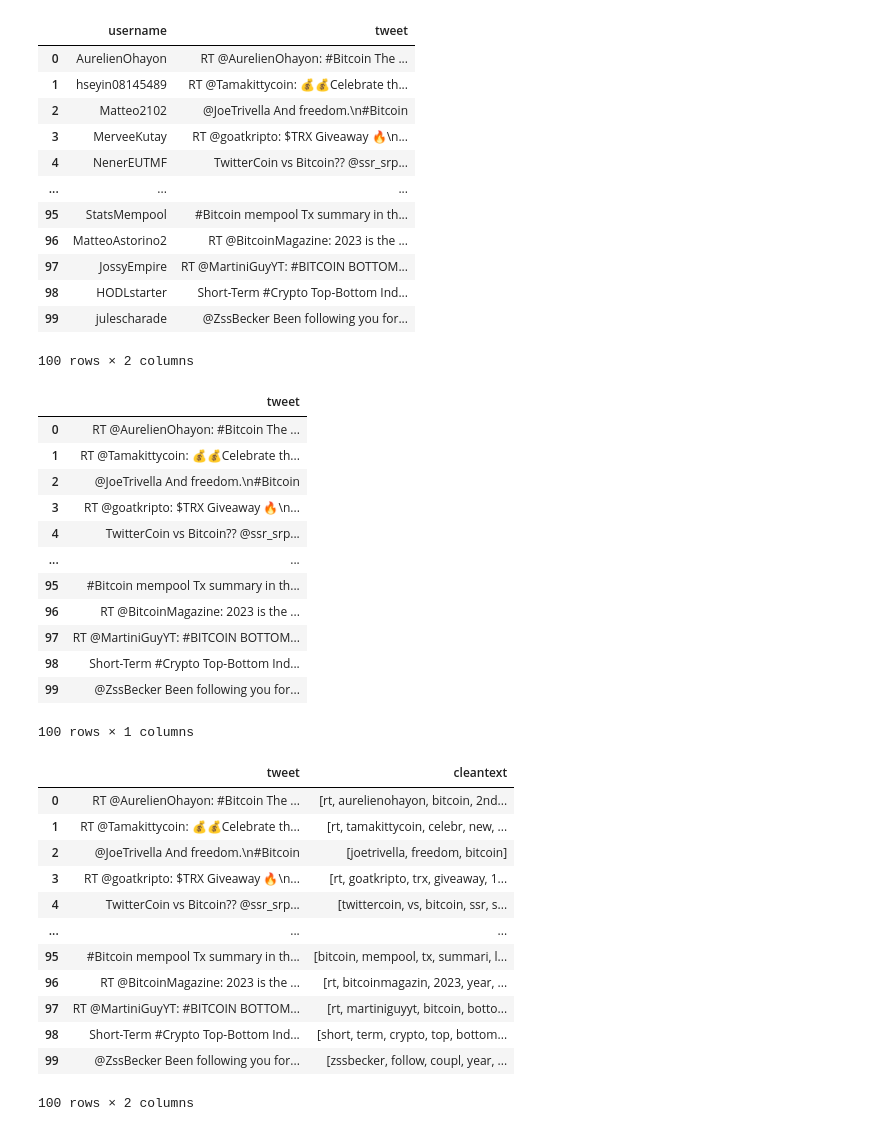
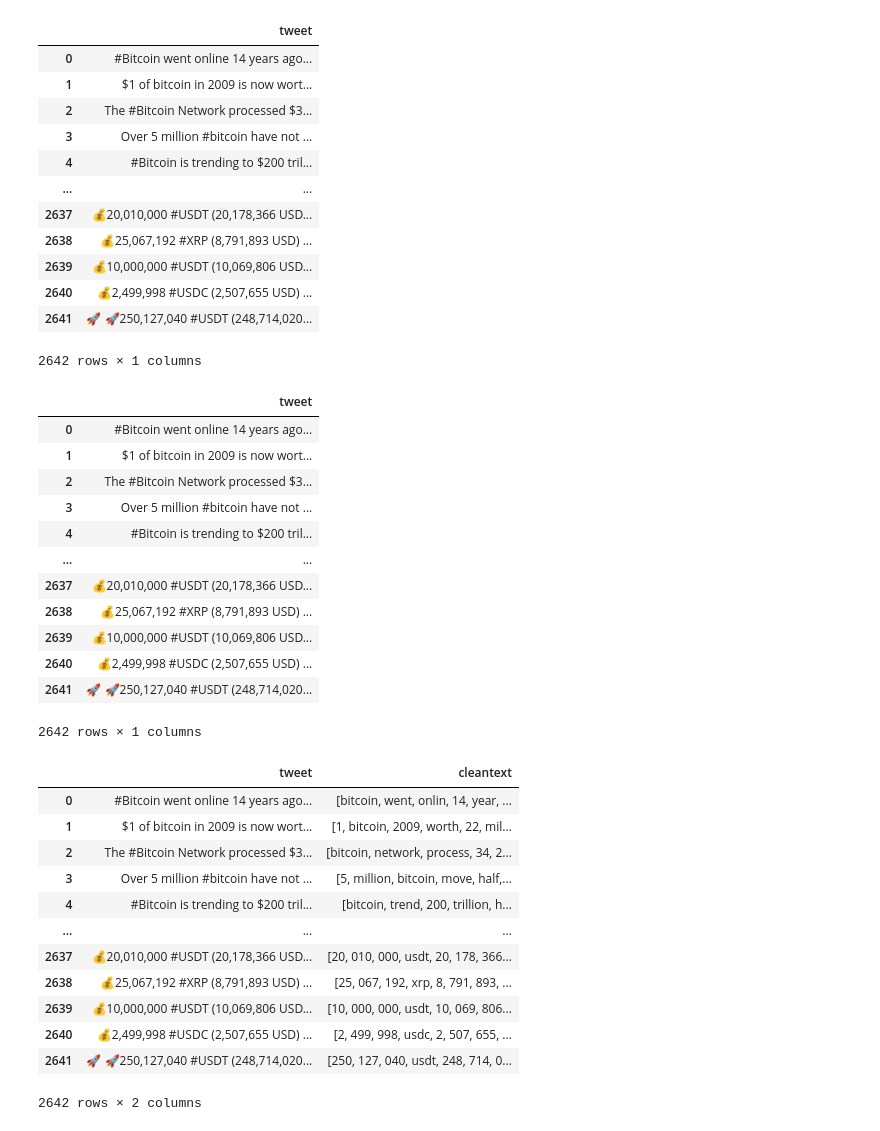
Before and after one commit to Nafbo/AVA-Bot, a Jupyter notebook: src/app/analyse_tweets.ipynb, the cells around one changed output. Cells and saved outputs as stored; diff of their text form; code cells hidden in the pictures.

```diff
--- a/src/app/analyse_tweets.ipynb
+++ b/src/app/analyse_tweets.ipynb
@@ -27,37 +29,37 @@ import matplotlib.patches as mpatches
 # %%
-df0 = pd.read_csv('/Users/adri22/Desktop/AVA-Bot/src/app/tweets_1_month_ago.csv')
+df0 = pd.read_csv('/Users/adri22/Desktop/AVA-Bot/src/app/Bitcoin.csv')
 df0
 # %% [output]
-|  | username | tweet |
-| 0 | AurelienOhayon | RT @AurelienOhayon: #Bitcoin The ... |
-| 1 | hseyin08145489 | RT @Tamakittycoin: 💰💰Celebrate th... |
-| 2 | Matteo2102 | @JoeTrivella And freedom.\n#Bitcoin |
-| 3 | MerveeKutay | RT @goatkripto: $TRX Giveaway 🔥\n... |
-| 4 | NenerEUTMF | TwitterCoin vs Bitcoin?? @ssr_srp... |
-| ... | ... | ... |
-| 95 | StatsMempool | #Bitcoin mempool Tx summary in th... |
-| 96 | MatteoAstorino2 | RT @BitcoinMagazine: 2023 is the ... |
-| 97 | JossyEmpire | RT @MartiniGuyYT: #BITCOIN BOTTOM... |
-| 98 | HODLstarter | Short-Term #Crypto Top-Bottom Ind... |
-| 99 | julescharade | @ZssBecker Been following you for... |
+|  | tweet |
+| 0 | #Bitcoin went online 14 years ago... |
+| 1 | $1 of bitcoin in 2009 is now wort... |
+| 2 | The #Bitcoin Network processed $3... |
+| 3 | Over 5 million #bitcoin have not ... |
+| 4 | #Bitcoin is trending to $200 tril... |
+| ... | ... |
+| 2637 | 💰20,010,000 #USDT (20,178,366 USD... |
+| 2638 | 💰25,067,192 #XRP (8,791,893 USD) ... |
+| 2639 | 💰10,000,000 #USDT (10,069,806 USD... |
+| 2640 | 💰2,499,998 #USDC (2,507,655 USD) ... |
+| 2641 | 🚀 🚀250,127,040 #USDT (248,714,020... |
-100 rows × 2 columns
+2642 rows × 1 columns
 # %%
 df=df0[['tweet']][0:20000]
 df
 # %% [output]
 |  | tweet |
-| 0 | RT @AurelienOhayon: #Bitcoin The ... |
-| 1 | RT @Tamakittycoin: 💰💰Celebrate th... |
-| 2 | @JoeTrivella And freedom.\n#Bitcoin |
-| 3 | RT @goatkripto: $TRX Giveaway 🔥\n... |
-| 4 | TwitterCoin vs Bitcoin?? @ssr_srp... |
+| 0 | #Bitcoin went online 14 years ago... |
+| 1 | $1 of bitcoin in 2009 is now wort... |
+| 2 | The #Bitcoin Network processed $3... |
+| 3 | Over 5 million #bitcoin have not ... |
+| 4 | #Bitcoin is trending to $200 tril... |
 | ... | ... |
-| 95 | #Bitcoin mempool Tx summary in th... |
-| 96 | RT @BitcoinMagazine: 2023 is the ... |
-| 97 | RT @MartiniGuyYT: #BITCOIN BOTTOM... |
-| 98 | Short-Term #Crypto Top-Bottom Ind... |
-| 99 | @ZssBecker Been following you for... |
+| 2637 | 💰20,010,000 #USDT (20,178,366 USD... |
+| 2638 | 💰25,067,192 #XRP (8,791,893 USD) ... |
+| 2639 | 💰10,000,000 #USDT (10,069,806 USD... |
+| 2640 | 💰2,499,998 #USDC (2,507,655 USD) ... |
+| 2641 | 🚀 🚀250,127,040 #USDT (248,714,020... |
-100 rows × 1 columns
+2642 rows × 1 columns
 # %%
 def tweet_to_words(tweet):
     ''' Permet de convertir les tweets en une séquence de mots'''
@@ -84,18 +86,18 @@ df['cleantext']=cleantext
 df
 # %% [output]
 |  | tweet | cleantext |
-| 0 | RT @AurelienOhayon: #Bitcoin The ... | [rt, aurelienohayon, bitcoin, 2nd... |
-| 1 | RT @Tamakittycoin: 💰💰Celebrate th... | [rt, tamakittycoin, celebr, new, ... |
-| 2 | @JoeTrivella And freedom.\n#Bitcoin | [joetrivella, freedom, bitcoin] |
-| 3 | RT @goatkripto: $TRX Giveaway 🔥\n... | [rt, goatkripto, trx, giveaway, 1... |
-| 4 | TwitterCoin vs Bitcoin?? @ssr_srp... | [twittercoin, vs, bitcoin, ssr, s... |
+| 0 | #Bitcoin went online 14 years ago... | [bitcoin, went, onlin, 14, year, ... |
+| 1 | $1 of bitcoin in 2009 is now wort... | [1, bitcoin, 2009, worth, 22, mil... |
+| 2 | The #Bitcoin Network processed $3... | [bitcoin, network, process, 34, 2... |
+| 3 | Over 5 million #bitcoin have not ... | [5, million, bitcoin, move, half,... |
+| 4 | #Bitcoin is trending to $200 tril... | [bitcoin, trend, 200, trillion, h... |
 | ... | ... | ... |
-| 95 | #Bitcoin mempool Tx summary in th... | [bitcoin, mempool, tx, summari, l... |
-| 96 | RT @BitcoinMagazine: 2023 is the ... | [rt, bitcoinmagazin, 2023, year, ... |
-| 97 | RT @MartiniGuyYT: #BITCOIN BOTTOM... | [rt, martiniguyyt, bitcoin, botto... |
-| 98 | Short-Term #Crypto Top-Bottom Ind... | [short, term, crypto, top, bottom... |
-| 99 | @ZssBecker Been following you for... | [zssbecker, follow, coupl, year, ... |
+| 2637 | 💰20,010,000 #USDT (20,178,366 USD... | [20, 010, 000, usdt, 20, 178, 366... |
+| 2638 | 💰25,067,192 #XRP (8,791,893 USD) ... | [25, 067, 192, xrp, 8, 791, 893, ... |
+| 2639 | 💰10,000,000 #USDT (10,069,806 USD... | [10, 000, 000, usdt, 10, 069, 806... |
+| 2640 | 💰2,499,998 #USDC (2,507,655 USD) ... | [2, 499, 998, usdc, 2, 507, 655, ... |
+| 2641 | 🚀 🚀250,127,040 #USDT (248,714,020... | [250, 127, 040, usdt, 248, 714, 0... |
-100 rows × 2 columns
+2642 rows × 2 columns
 # %%
 def unlist(list):
     words=''
```
Also changed, not shown: parts of 19 cells of this notebook, 4 other files.
